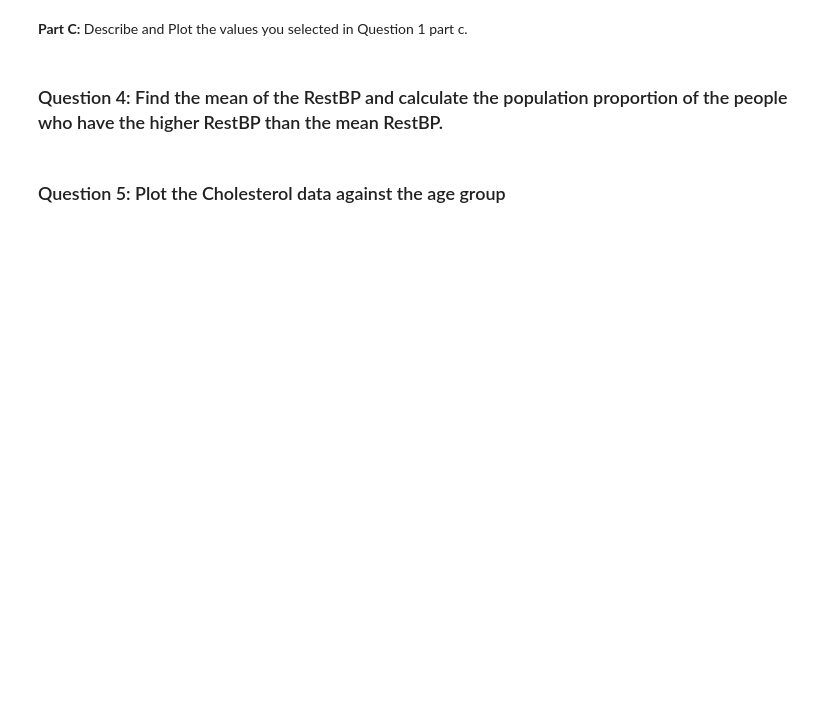
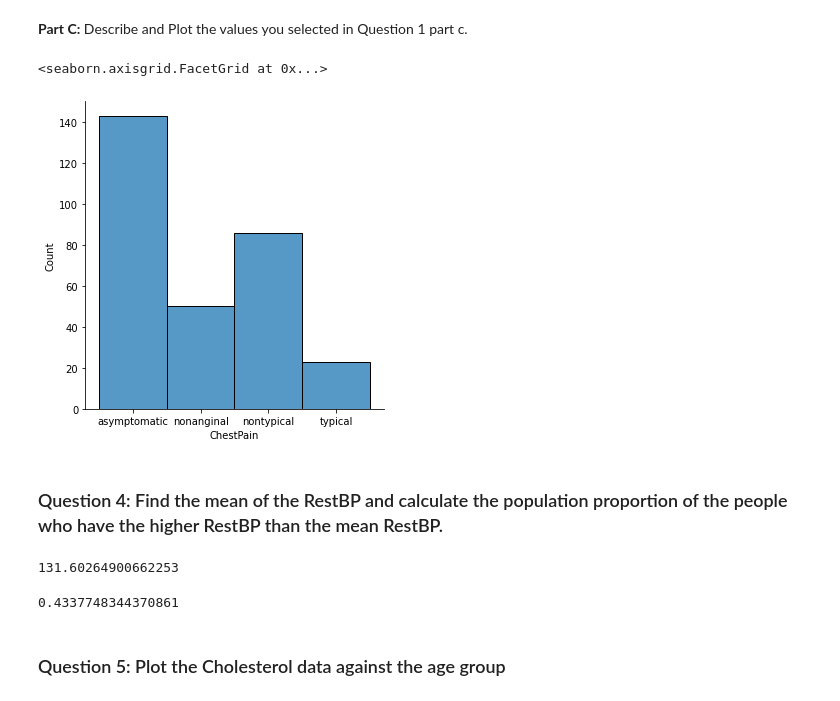
Before and after one commit to theuseriam/DataCleaning-Heart-Data, a Jupyter notebook: Univariate and Multivariate Charts and Plots Notebook .ipynb, the cells around one changed output. Saved outputs shown, nothing was run; the diff lists cells and outputs as text; code cells hidden in the pictures; blank space fills up the shorter version.

```diff
--- a/Univariate and Multivariate Charts and Plots Notebook .ipynb
+++ b/Univariate and Multivariate Charts and Plots Notebook .ipynb
@@ -185,21 +299,34 @@ sns.displot(df.RestBP.dropna())
 **Part C:** Describe and Plot the values you selected in Question 1 part c.
 # %%
 # Plot Part C here:
+df["ChestPain"].describe()
+sns.displot(df.ChestPain.dropna())
+# %% [output]
+<seaborn.axisgrid.FacetGrid at 0x...>
+[figure, added]
 # %% [markdown]
 ### Question 4: Find the mean of the RestBP and calculate the population proportion of the people who have the higher RestBP than the mean RestBP.
 # %%
 # Calculate the mean of the RestBp and print it
+
+mean_rbp = df.RestBP.dropna().mean()
+mean_rbp
+# %% [output]
+131.60264900662253
 # %%
 # Question: Is the .dropna() siginificant or necessary for calculating the mean_rbp?
 # %%
 # Calculate population proportion of people who have higher RestBP than the average
 
+len(df[df["RestBP"] > mean_rbp]) /len(df)
 
 # Questions:
 
 # 1. Translate this line of code in plain English?
-
+#this code takes the total number of people and divides the data where the blood pressure is higher than the average blood pressure by the number of respondents
 # 2.  Break this line and examine your results.  What did you change?  What happened?
+# %% [output]
+0.4337748344370861
 # %% [markdown]
 ### Question 5: Plot the Cholesterol data against the age group
 # %%
```
Also changed, not shown: parts of 30 cells of this notebook.
